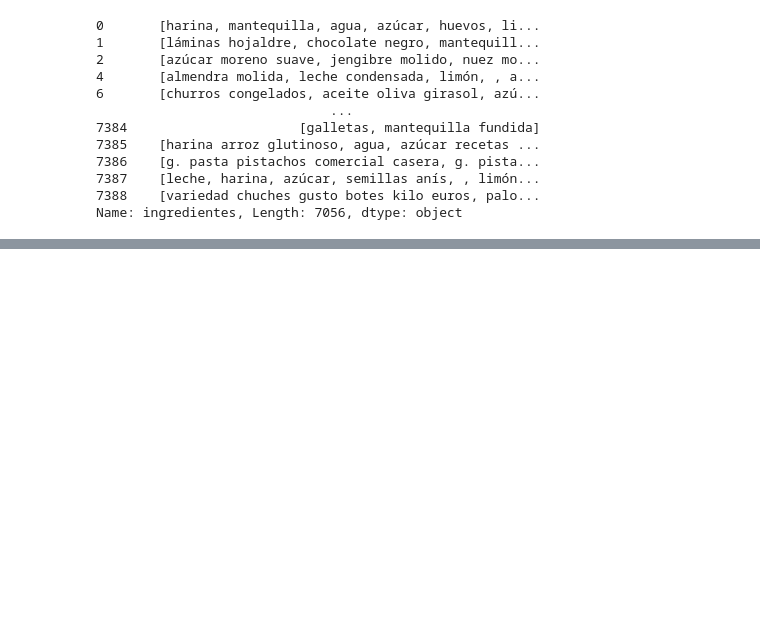
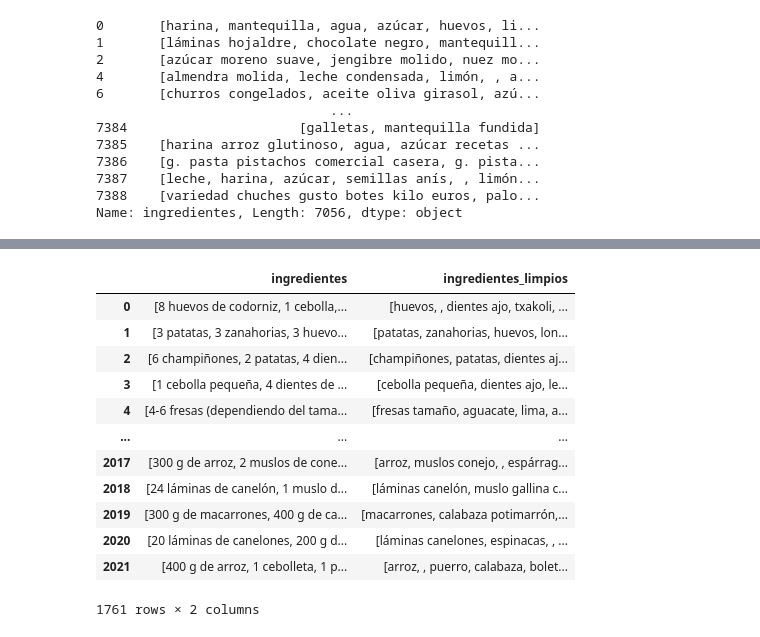
Before and after one commit to nikodyulger/lago-de-recetas, a Jupyter notebook: notebooks/limpieza.ipynb, the cells around one changed output, grey strips where cells are left out. Cells and saved outputs as stored; diff of their text form; code cells hidden in the pictures; blank space fills up the shorter version.

```diff
--- a/notebooks/limpieza.ipynb
+++ b/notebooks/limpieza.ipynb
@@ -186,0 +244,17 @@ Name: ingredientes, Length: 7056, dtype: object
+# %%
+df_antena3['ingredientes_limpios'] = df_antena3['ingredientes'].apply(lambda ingrs: [extract_ingredients(ingr) for ingr in ingrs])
+df_antena3[['ingredientes','ingredientes_limpios']]
+# %% [output]
+|  | ingredientes | ingredientes_limpios |
+| 0 | [8 huevos de codorniz, 1 cebolla,... | [huevos, , dientes ajo, txakoli, ... |
+| 1 | [3 patatas, 3 zanahorias, 3 huevo... | [patatas, zanahorias, huevos, lon... |
+| 2 | [6 champiñones, 2 patatas, 4 dien... | [champiñones, patatas, dientes aj... |
+| 3 | [1 cebolla pequeña, 4 dientes de ... | [cebolla pequeña, dientes ajo, le... |
+| 4 | [4-6 fresas (dependiendo del tama... | [fresas tamaño, aguacate, lima, a... |
+| ... | ... | ... |
+| 2017 | [300 g de arroz, 2 muslos de cone... | [arroz, muslos conejo, , espárrag... |
+| 2018 | [24 láminas de canelón, 1 muslo d... | [láminas canelón, muslo gallina c... |
+| 2019 | [300 g de macarrones, 400 g de ca... | [macarrones, calabaza potimarrón,... |
+| 2020 | [20 láminas de canelones, 200 g d... | [láminas canelones, espinacas, , ... |
+| 2021 | [400 g de arroz, 1 cebolleta, 1 p... | [arroz, , puerro, calabaza, bolet... |
+1761 rows × 2 columns
```
Also changed, not shown: parts of 12 cells of this notebook.
